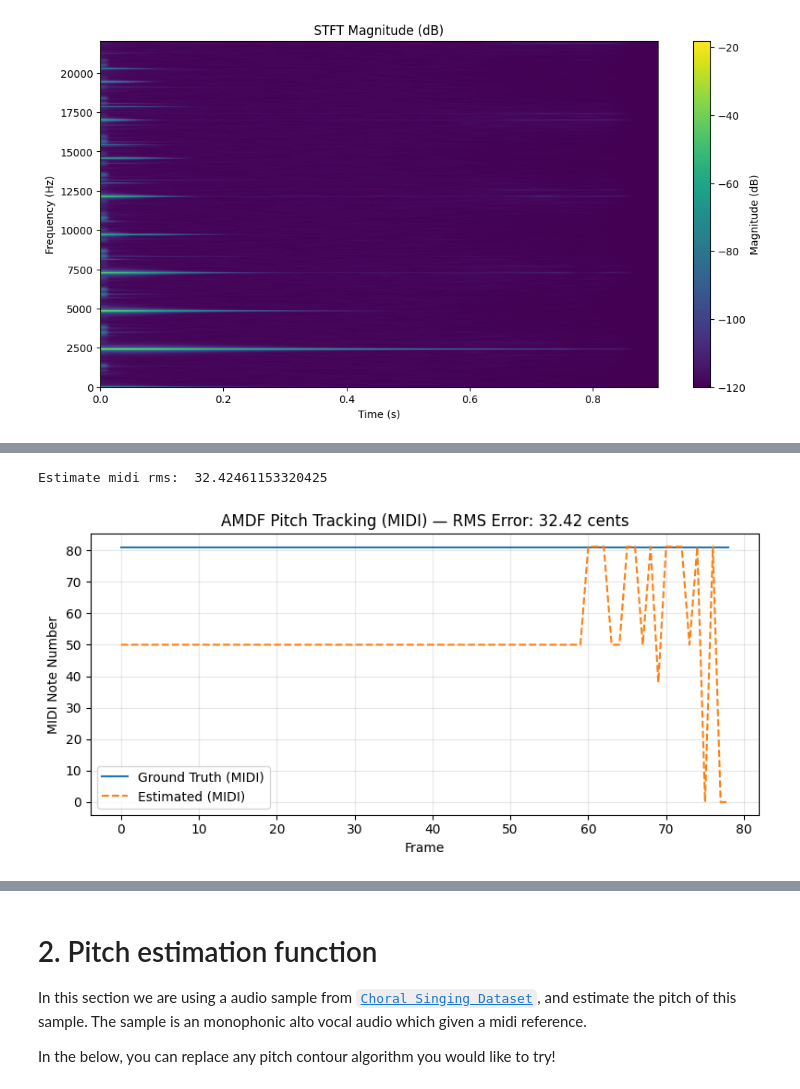
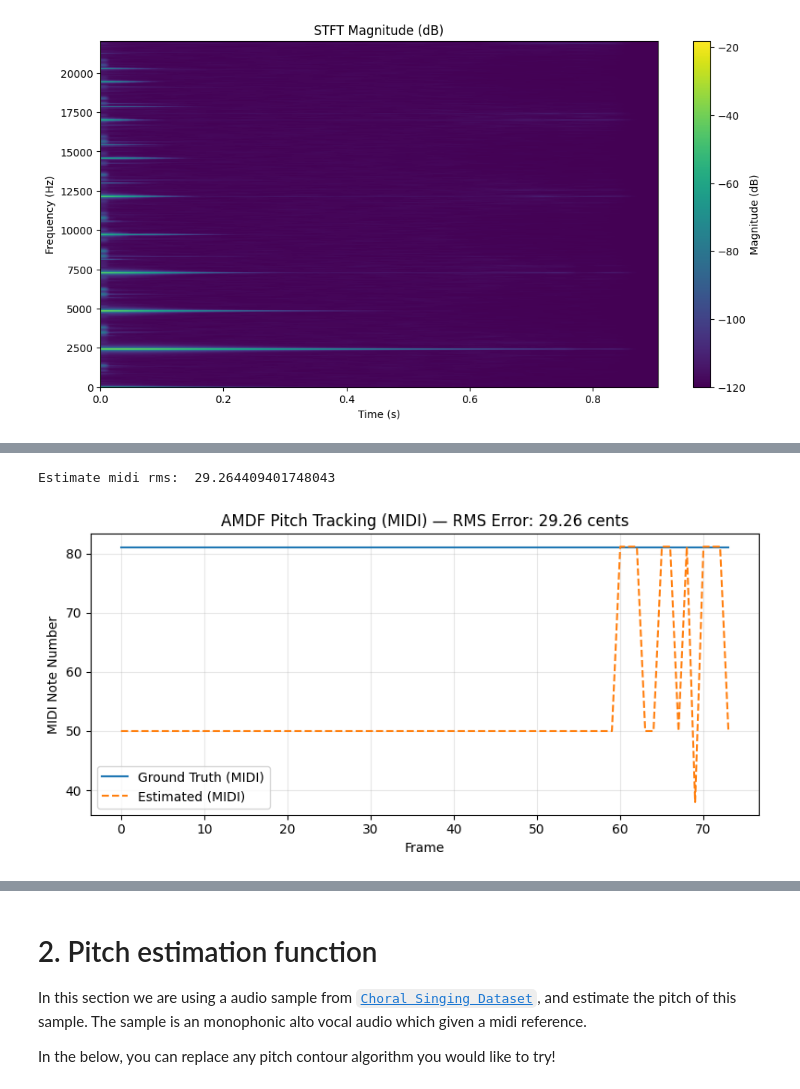
Before and after one commit to alexanderlerch/pynbACA, a Jupyter notebook: Notebooks/03_PitchContour.ipynb, the cells around one changed output, grey strips where cells are left out. Saved outputs shown, nothing was run; the diff lists cells and outputs as text; code cells hidden in the pictures.

```diff
--- a/Notebooks/03_PitchContour.ipynb
+++ b/Notebooks/03_PitchContour.ipynb
@@ -281,17 +294,18 @@ Estimate midi rms:  15.785468738177192
 # %%
 # use amdf estimation
 est_freq, est_time = pyACA.computePitch('TimeAmdf', wav, f_s, iBlockLength=4096, iHopLength=512)
+est_freq = est_freq[0:-5]
 est_midi = ToolFreq2Midi(est_freq)
 est_midi = np.asarray(est_midi, dtype=float).squeeze()
 gt_midi = np.full_like(est_midi, 81.0)
 
 rms_midi_error = eval_pitchtrack(estimate=est_midi, groundtruth=gt_midi, mode='pitch')
 print("Estimate midi rms: ", rms_midi_error)
 
 visualize_tracking_midi(est_midi,gt_midi,rms_midi_error, 'AMDF Pitch Tracking (MIDI)')
 # %% [output]
-Estimate midi rms:  32.42461153320425
+Estimate midi rms:  29.264409401748043
-[figure, old version]
+[figure, new version]
 # %%
 # use spectral hps estimation
 est_freq, est_time = pyACA.computePitch('SpectralHps', wav, f_s, iBlockLength=4096, iHopLength=512)
```
Also changed, not shown: parts of 14 cells of this notebook, 38 other files.
